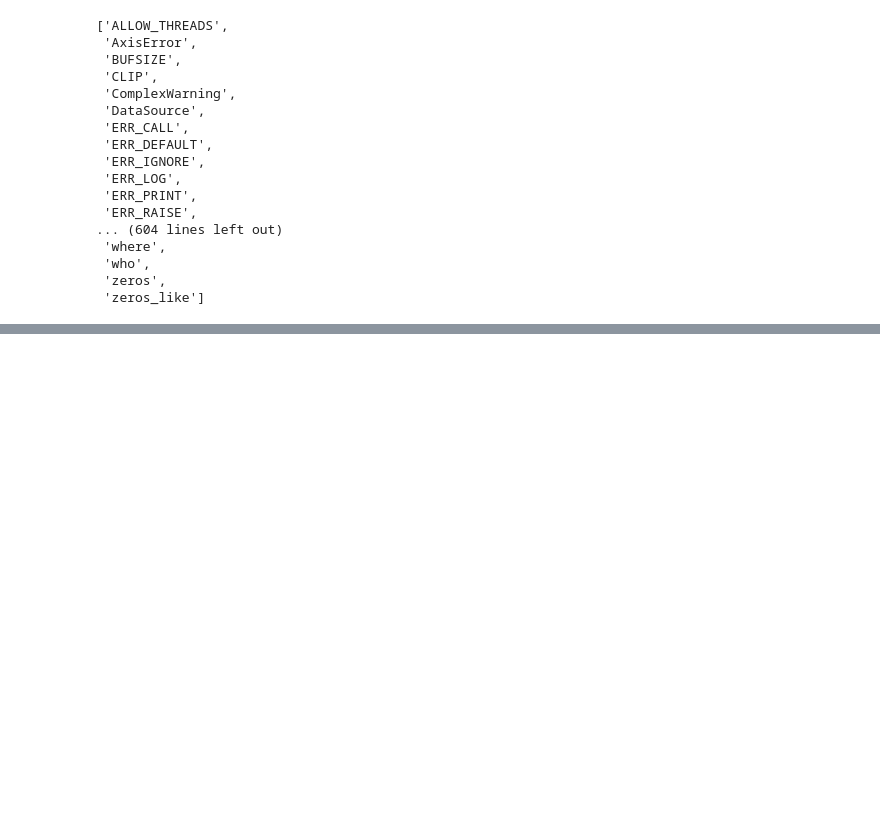
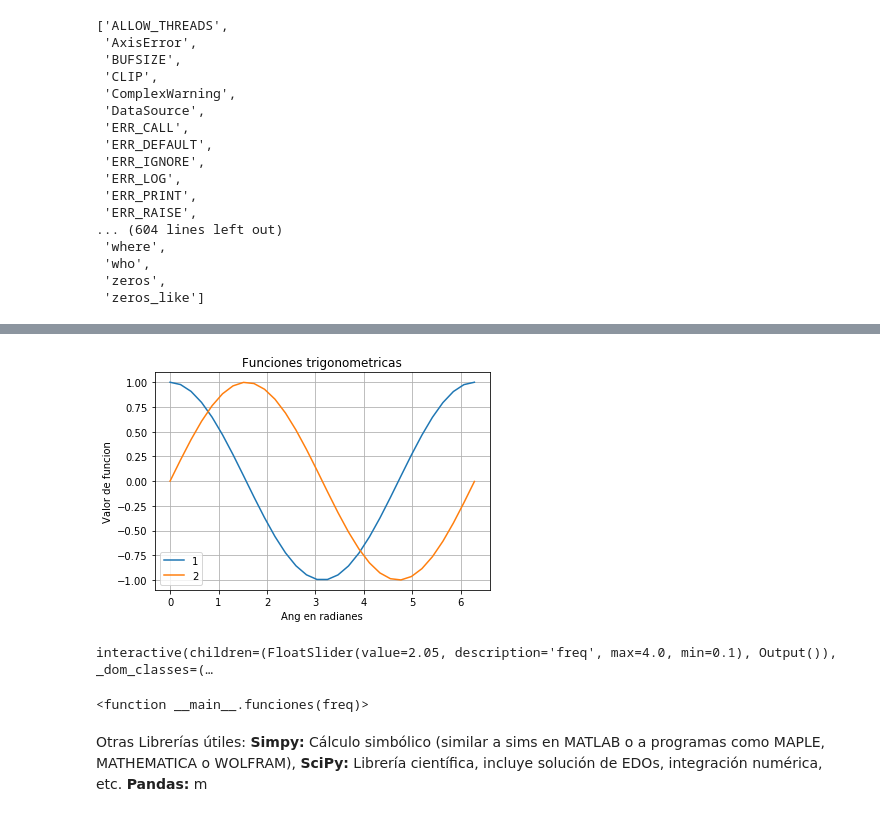
Before and after one commit to juselebe/Elementosfinitos, a Jupyter notebook: Intermedio.ipynb, the cells around one changed output, grey strips where cells are left out. Drawn from its saved outputs; the diff is of its cells as text; code cells hidden in the pictures; blank space fills up the shorter version.

```diff
--- a/Intermedio.ipynb
+++ b/Intermedio.ipynb
@@ -62,0 +199,40 @@ array(...)
+# %%
+x=np.linspace(0,6.28,30) #linspace(inicio,fin,numero de puntos)
+y1=np.cos(x)
+y2=np.sin(x)
+plt.plot(x,y1)
+plt.plot(x,y2)
+plt.legend("12")
+plt.ylabel("Valor de funcion")
+plt.xlabel("Ang en radianes")
+plt.title("Funciones trigonometricas")
+plt.grid() #Activar rejilla
+plt.show()
+# %% [output]
+[figure, added]
+# %%
+"""
+El cuaderno de notebook permite agregar funcionalidad interactiva mediante el uso de Interact
+"""
+from ipywidgets import interact
+
+def funciones(freq):
+    t=np.linspace(0,6.28,30) #linspace(inicio,fin,numero de puntos)
+    y1=np.cos(freq*t)
+    y2=np.sin(freq*t)
+    plt.plot(x,y1)
+    plt.plot(x,y2)
+    plt.legend("12")
+    plt.ylabel("Valor de funcion")
+    plt.xlabel("Ang en radianes")
+    plt.title("Funciones trigonometricas")
+    plt.grid() #Activar rejilla
+    plt.show()
+
+
+interact(funciones,freq=(0.1,4))
+# %% [output]
+interactive(children=(FloatSlider(value=2.05, description='freq', max=4.0, min=0.1), Output()), _dom_classes=(…
+<function __main__.funciones(freq)>
+# %% [markdown]
+Otras Librerías útiles: **Simpy:** Cálculo simbólico (similar a sims en MATLAB o a programas como MAPLE, MATHEMATICA o WOLFRAM), **SciPy:** Librería científica, incluye solución de EDOs, integración numérica, etc. **Pandas:** m
```
Also changed, not shown: parts of 20 cells of this notebook, 1 other file.
